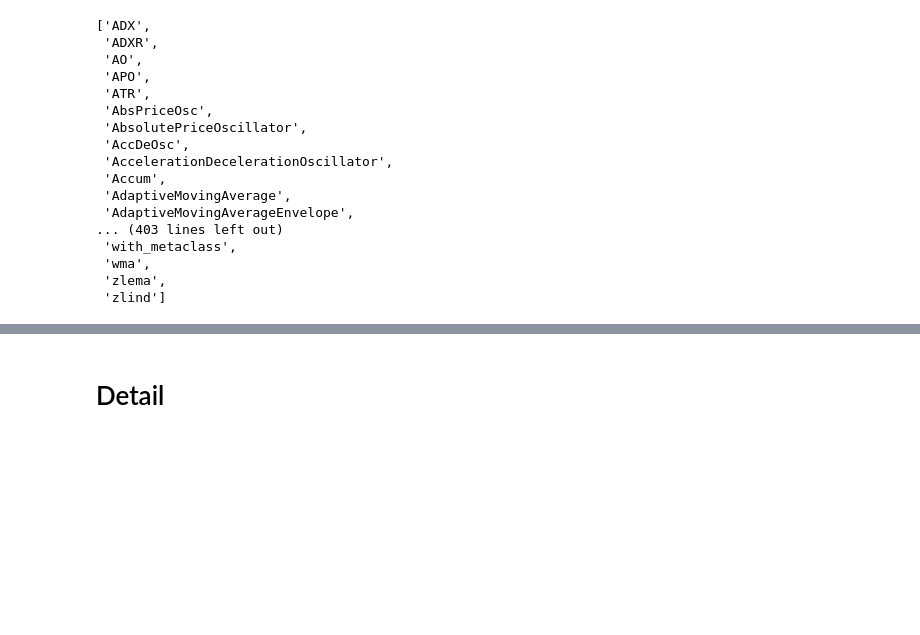
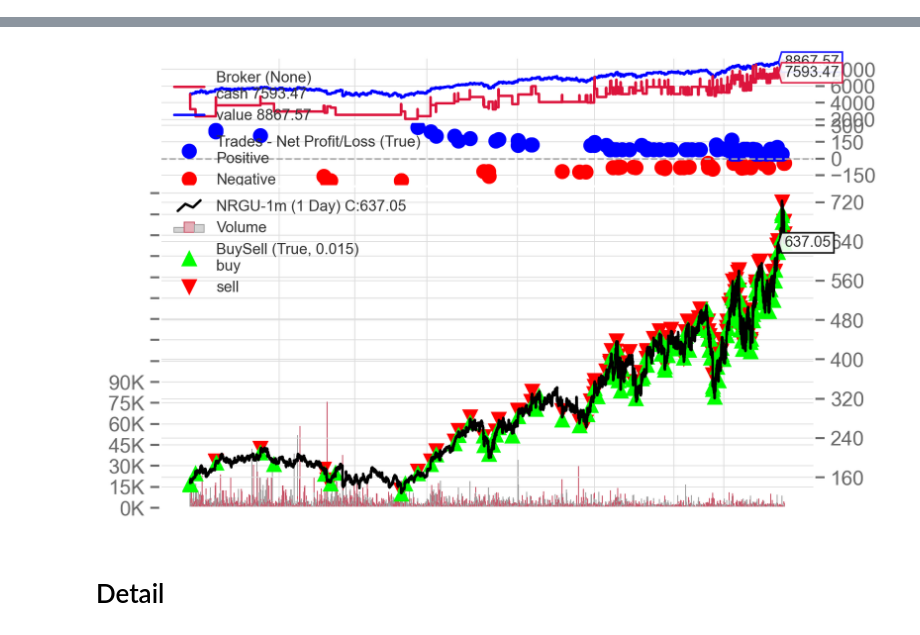
Before and after one commit to jamesfulford/biggest-losers, a Jupyter notebook: src/strat/rungs/Backtest.ipynb, the cells around one changed output, grey strips where cells are left out. Saved outputs shown, nothing was run; the diff lists cells and outputs as text; code cells hidden in the pictures; blank space fills up the shorter version.

```diff
--- a/src/strat/rungs/Backtest.ipynb
+++ b/src/strat/rungs/Backtest.ipynb
@@ -30,6 +30,7 @@ rest_api = REST(API_KEY, SECRET_KEY, 'https://paper-api.alpaca.markets')
 
 
 
+@lru_cache()
 def get_pandas_data(symbol, timeframe, start, end):
   alpaca_data = rest_api.get_bars(symbol, timeframe, start, end, adjustment='all').df
   alpaca_data.index = alpaca_data.index.tz_convert("America/New_York")
@@ -39,13 +40,7 @@ def get_pandas_data(symbol, timeframe, start, end):
 
   return alpaca_data
 
-@lru_cache()
-def get_data(symbol, timeframe, start, end):
-  alpaca_data = get_pandas_data(symbol, timeframe, start, end)
-  data = bt.feeds.PandasData(dataname=alpaca_data, name=symbol, tz=pytz.timezone('US/Eastern'))
-  return data
-
-def run_backtest(strategy, symbol: str, start: str, end: str, params, timeframe=TimeFrame.Minute, cash=10000):
+def run_backtest(strategy, symbol: str, start: datetime.date, end: datetime.date, params, cash: float):
   cerebro = bt.Cerebro(stdstats=True)
   cerebro.broker.setcash(cash)
   cerebro.addstrategy(strategy, **params)
@@ -53,7 +48,10 @@ def run_backtest(strategy, symbol: str, start: str, end: str, params, timeframe=
   cerebro.addanalyzer(bt.analyzers.TradeAnalyzer, _name='tradeanalyzer')
   cerebro.addanalyzer(bt.analyzers.AnnualReturn, _name="annualreturn")
   cerebro.addanalyzer(bt.analyzers.PyFolio, _name='PyFolio')
-  cerebro.adddata(get_data(symbol, timeframe, start, end))
+
+  data1m = get_pandas_data(symbol, TimeFrame.Minute, start, end)
+  feed1 = bt.feeds.PandasData(dataname=data1m, name=f"{symbol}-1m", tz=pytz.timezone('US/Eastern'))
+  cerebro.adddata(feed1)
 
   results = cerebro.run()
 
@@ -72,29 +70,8 @@ def get_roi(strategy):
 
 def get_max_drawdown(strategy):
   return strategy.analyzers.drawdown.get_analysis()['max']['drawdown']/100
-# %%
-dir(bt.ind)
-# %% [output]
-['ADX',
- 'ADXR',
- 'AO',
- 'APO',
- 'ATR',
- 'AbsPriceOsc',
- 'AbsolutePriceOscillator',
- 'AccDeOsc',
- 'AccelerationDecelerationOscillator',
- 'Accum',
- 'AdaptiveMovingAverage',
- 'AdaptiveMovingAverageEnvelope',
-... (403 lines left out)
- 'with_metaclass',
- 'wma',
- 'zlema',
- 'zlind']
 # %%
 symbol = 'NRGU'
-start = "2021-01-01"
-end = "2022-05-29"
-cash = 1000
-timeframe = TimeFrame.Minute
+start = datetime.date(2021, 10, 1)
+end = datetime.date(2022, 5, 31)
+cash = 5000
@@ -157,0 +141,6 @@ class MyStrategy(bt.Strategy):
+# %%
+strategy = run_backtest(MyStrategy, symbol, start, end,
+  {'verbose': True}
+  , cash
+)
+# %% [output]
@@ -158,2 +166,3 @@ class MyStrategy(bt.Strategy):
+[figure, added]
 # %% [markdown]
 # Detail
```
Also changed, not shown: parts of 9 cells of this notebook, 2 other files.
